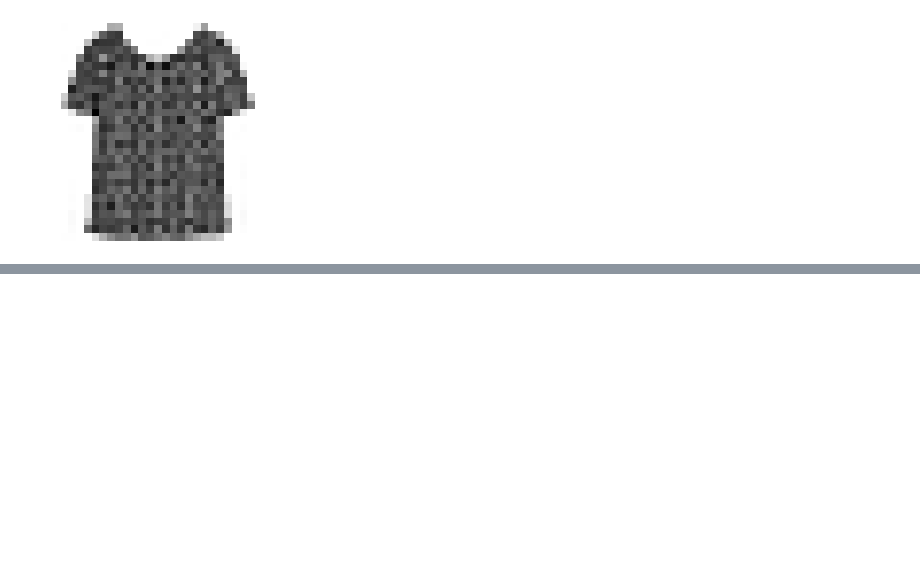
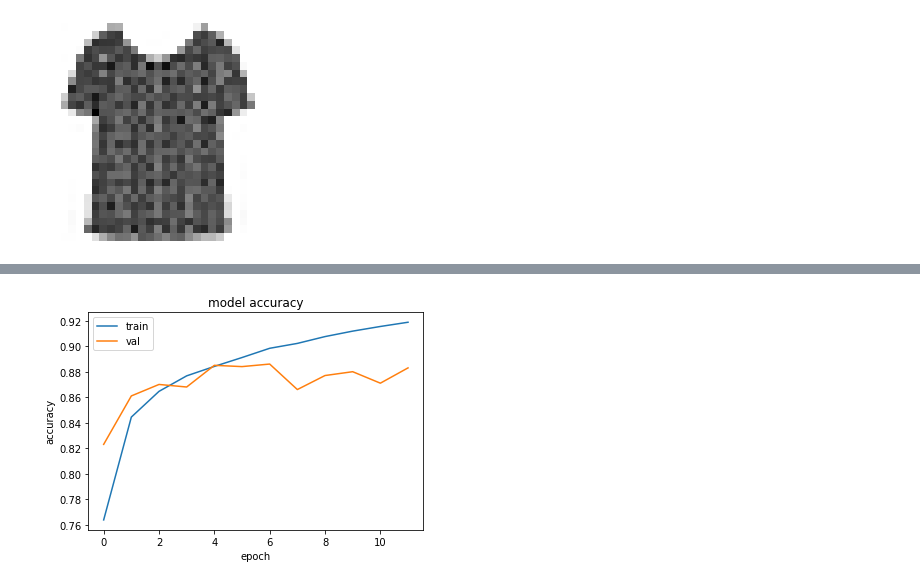
Before and after one commit to Shrey-Viradiya/DiveDeep, a Jupyter notebook: Prac4.ipynb, the cells around one changed output, grey strips where cells are left out. Saved outputs shown, nothing was run; the diff lists cells and outputs as text; code cells hidden in the pictures; blank space fills up the shorter version.

```diff
--- a/Prac4.ipynb
+++ b/Prac4.ipynb
@@ -214,0 +224,22 @@ plt.show()
+# %%
+inp = tf.keras.layers.Input((28,28,1))
+x = tf.keras.layers.Conv2D(64, (7,7), activation = 'relu')(inp)
+x = tf.keras.layers.MaxPool2D((2,2))(x)
+x = tf.keras.layers.Conv2D(48, (5,5), activation = 'relu')(x)
+x = tf.keras.layers.MaxPool2D((2,2))(x)
+x = tf.keras.layers.Conv2D(32, (3,3), activation = 'relu')(x)
+output = tf.keras.layers.Conv2D(10, (1,1), activation = 'softmax')(x)
+
+model = tf.keras.Model(inputs =[inp], outputs = [output])
+
+# model = tf.keras.Sequential([
+#     tf.keras.layers.Conv2D(64, (7,7), activation = 'relu', input_shape = (28,28,1)),
+#     tf.keras.layers.MaxPool2D((2,2)),
+#     tf.keras.layers.Conv2D(48, (5,5), activation = 'relu'),
+#     tf.keras.layers.MaxPool2D((2,2)),
+#     tf.keras.layers.Conv2D(32, (3,3), activation = 'relu'),
+#     tf.keras.layers.Conv2D(10, (1,1), activation = 'softmax'),
+# ])
+model.compile(optimizer=tf.keras.optimizers.Adam(3e-4),
+              loss="categorical_crossentropy",
+              metrics=['accuracy'])
@@ -214,0 +266,2 @@ plt.show()
+# %%
+history = model.fit(train_images, train_labels, epochs=30, validation_data=(valid_images, valid_labels), callbacks=[tf.keras.callbacks.EarlyStopping(monitor='val_accuracy', patience=5)])
@@ -214,0 +329,10 @@ plt.show()
+# %%
+plt.plot(history.history['accuracy'])
+plt.plot(history.history['val_accuracy'])
+plt.title('model accuracy')
+plt.ylabel('accuracy')
+plt.xlabel('epoch')
+plt.legend(['train', 'val'], loc='upper left')
+plt.show()
+# %% [output]
+[figure, added]
```
Also changed, not shown: parts of 14 cells of this notebook.
